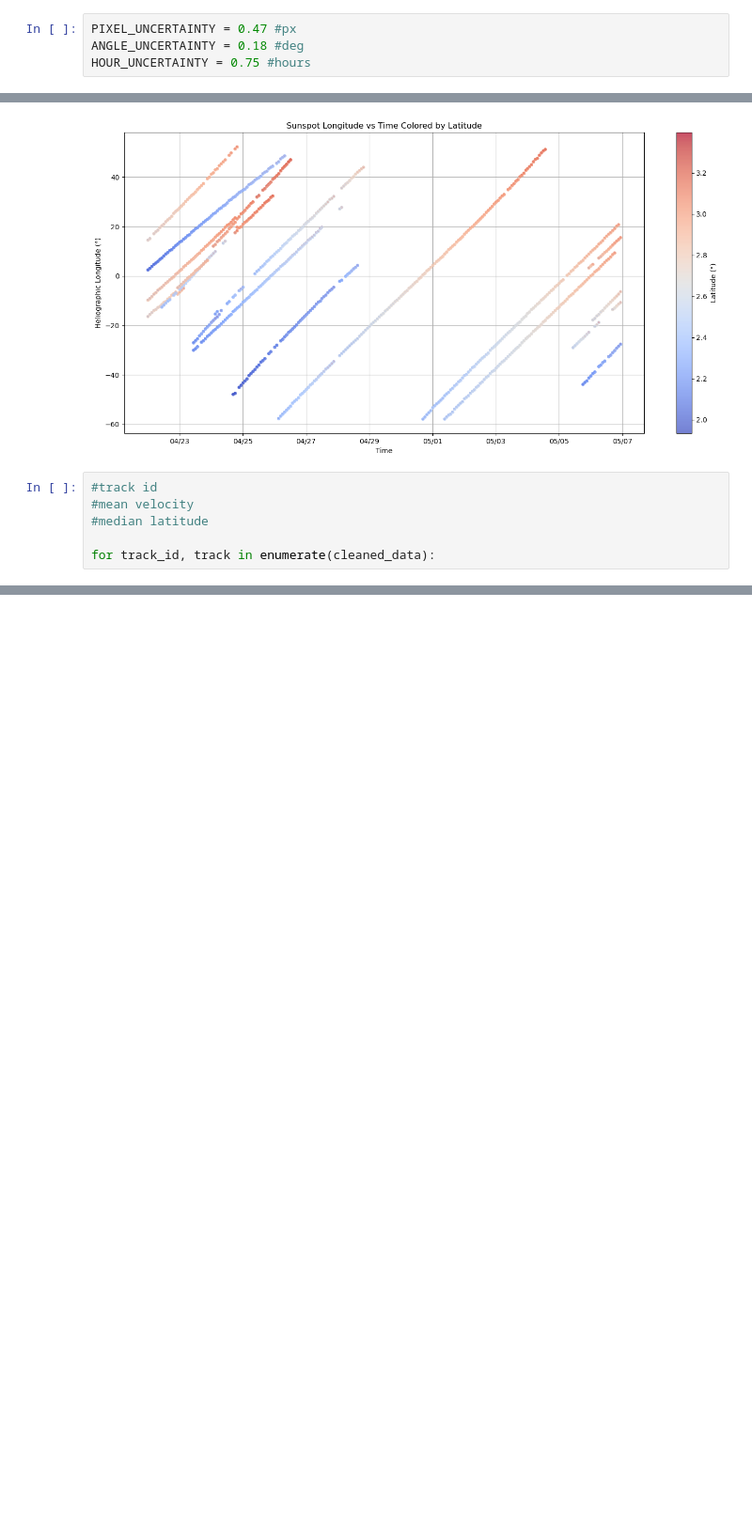
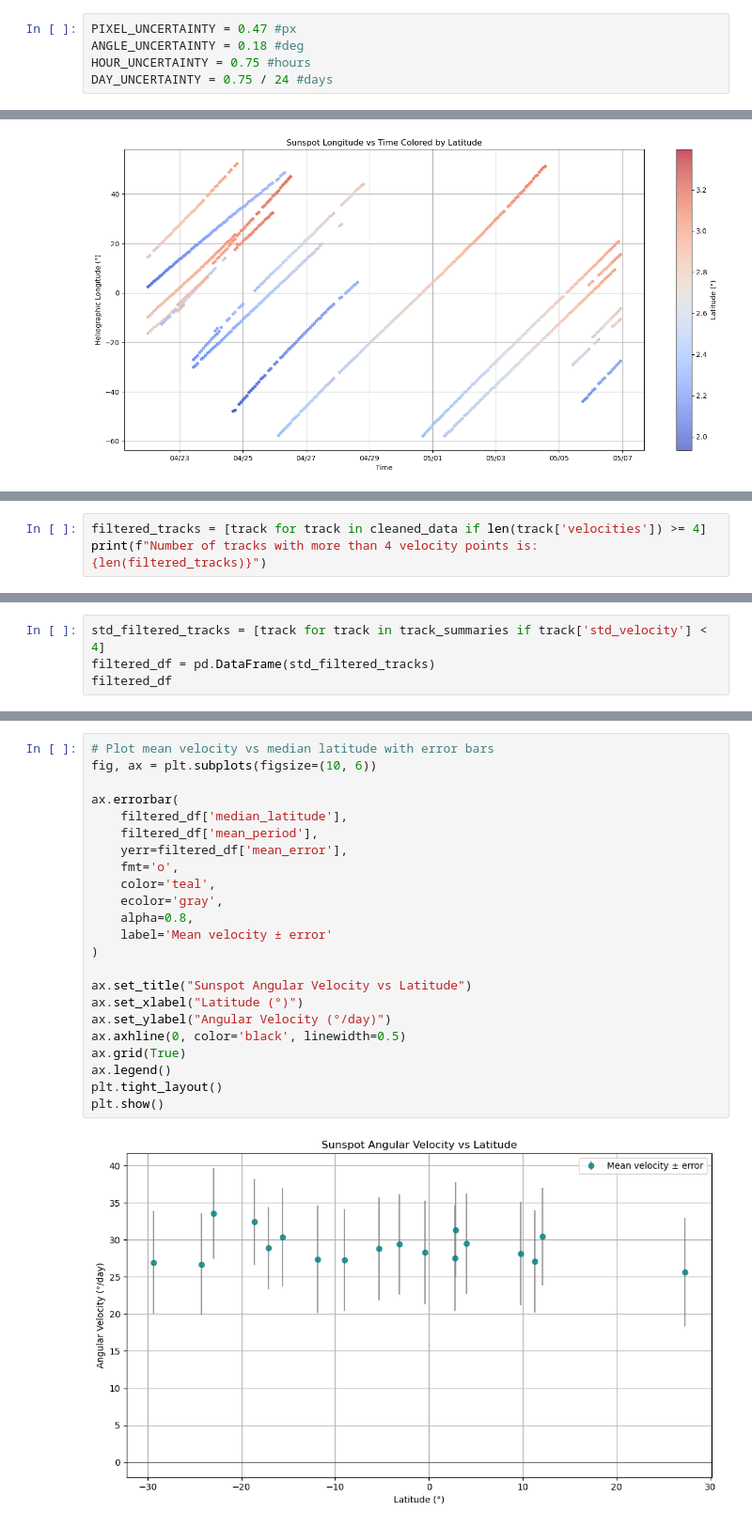
Before and after one commit to Joseph-Khoury/MQE_env, a Jupyter notebook: DML/solar_rotation_from_data/SOHO_analysis.ipynb, the cells around one changed output, grey strips where cells are left out. Shown: that part at 94% size. Saved outputs shown, nothing was run; the diff lists cells and outputs as text; blank space fills up the shorter version.

Commit message:
I am done. After all the data analysis, the data is just kind of ass.

```diff
--- a/DML/solar_rotation_from_data/SOHO_analysis.ipynb
+++ b/DML/solar_rotation_from_data/SOHO_analysis.ipynb
@@ -210,6 +210,7 @@ $\delta t = \pm 0,75\mathrm{hrs}$ -> time uncertainty
 PIXEL_UNCERTAINTY = 0.47 #px
 ANGLE_UNCERTAINTY = 0.18 #deg
 HOUR_UNCERTAINTY = 0.75 #hours
+DAY_UNCERTAINTY = 0.75 / 24 #days
 # %% [markdown]
 ---
 # %% [markdown]
@@ -269,9 +273,3 @@ plt.tight_layout()
 plt.show()
 # %% [output]
 [figure]
-# %%
-#track id
-#mean velocity
-#median latitude
-
-for track_id, track in enumerate(cleaned_data):
@@ -279,0 +286,3 @@ _IncompleteInputError: incomplete input (2637927694.py, line 5)
+# %%
+filtered_tracks = [track for track in cleaned_data if len(track['velocities']) >= 4]
+print(f"Number of tracks with more than 4 velocity points is: {len(filtered_tracks)}")
@@ -279,0 +353,4 @@ _IncompleteInputError: incomplete input (2637927694.py, line 5)
+# %%
+std_filtered_tracks = [track for track in track_summaries if track['std_velocity'] < 4]
+filtered_df = pd.DataFrame(std_filtered_tracks)
+filtered_df
@@ -279,0 +375,25 @@ _IncompleteInputError: incomplete input (2637927694.py, line 5)
+# %%
+# Plot mean velocity vs median latitude with error bars
+fig, ax = plt.subplots(figsize=(10, 6))
+
+ax.errorbar(
+    filtered_df['median_latitude'],
+    filtered_df['mean_period'],
+    yerr=filtered_df['mean_error'],
+    fmt='o',
+    color='teal',
+    ecolor='gray',
+    alpha=0.8,
+    label='Mean velocity ± error'
+)
+
+ax.set_title("Sunspot Angular Velocity vs Latitude")
+ax.set_xlabel("Latitude (°)")
+ax.set_ylabel("Angular Velocity (°/day)")
+ax.axhline(0, color='black', linewidth=0.5)
+ax.grid(True)
+ax.legend()
+plt.tight_layout()
+plt.show()
+# %% [output]
+[figure, added]
```
Also changed, not shown: parts of 11 cells of this notebook.
